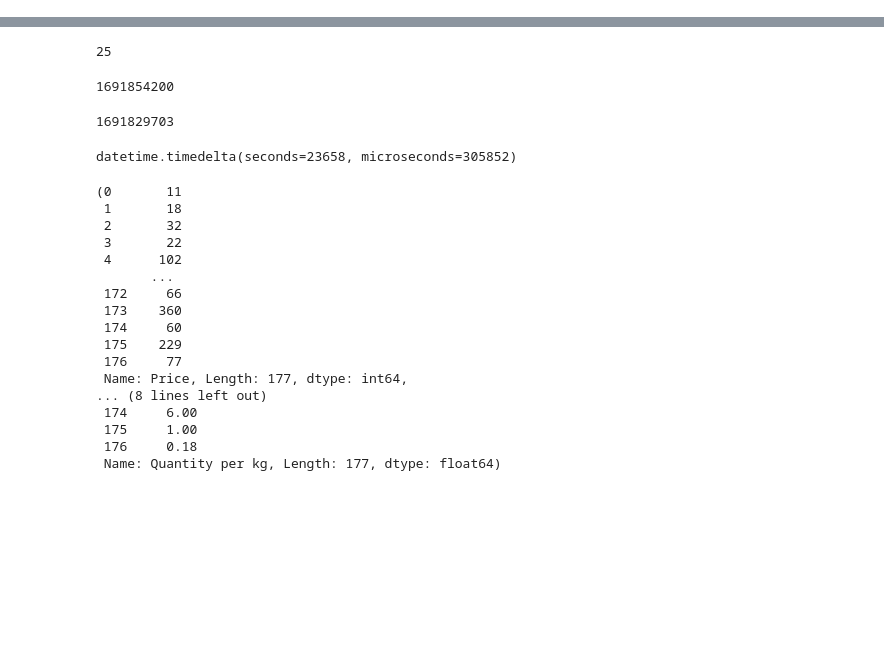
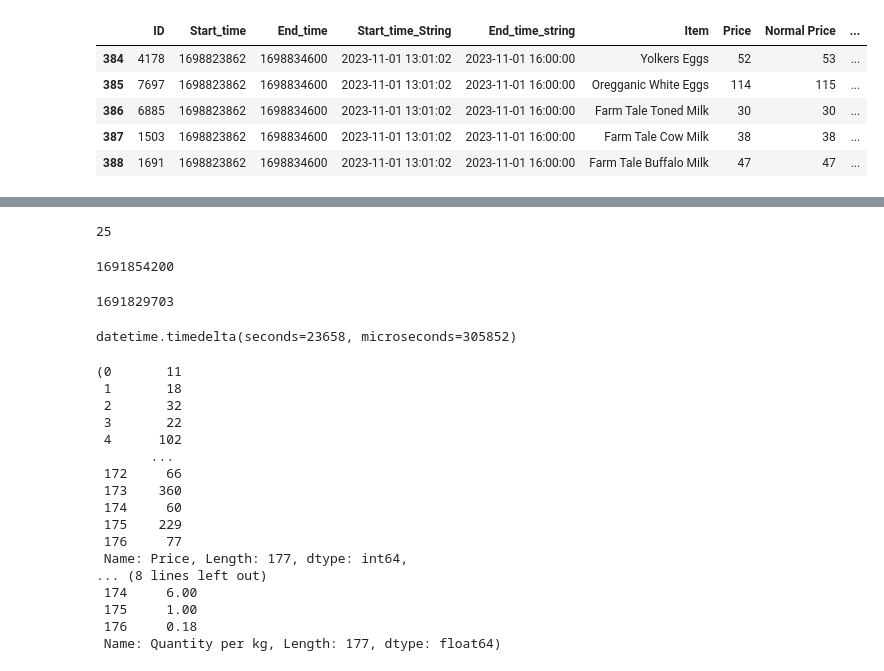
Before and after one commit to Pratham-Chauhan/flash-deal-grocery, a Jupyter notebook: Untitled.ipynb, the cells around one changed output, grey strips where cells are left out. Saved outputs shown, nothing was run; the diff lists cells and outputs as text; code cells hidden in the pictures; blank space fills up the shorter version.

```diff
--- a/Untitled.ipynb
+++ b/Untitled.ipynb
@@ -13,3 +13,12 @@ import matplotlib.dates as mdates
 import numpy as np
 # %%
 df = pd.read_csv('Flash_deal_product_list.csv')
+# %%
+df.tail()
+# %% [output]
+|  | ID | Start_time | End_time | Start_time_String | End_time_string | Item | Price | Normal Price | ... |
+| 384 | 4178 | 1698823862 | 1698834600 | 2023-11-01 13:01:02 | 2023-11-01 16:00:00 | Yolkers Eggs | 52 | 53 | ... |
+| 385 | 7697 | 1698823862 | 1698834600 | 2023-11-01 13:01:02 | 2023-11-01 16:00:00 | Oregganic White Eggs | 114 | 115 | ... |
+| 386 | 6885 | 1698823862 | 1698834600 | 2023-11-01 13:01:02 | 2023-11-01 16:00:00 | Farm Tale Toned Milk | 30 | 30 | ... |
+| 387 | 1503 | 1698823862 | 1698834600 | 2023-11-01 13:01:02 | 2023-11-01 16:00:00 | Farm Tale Cow Milk | 38 | 38 | ... |
+| 388 | 1691 | 1698823862 | 1698834600 | 2023-11-01 13:01:02 | 2023-11-01 16:00:00 | Farm Tale Buffalo Milk | 47 | 47 | ... |
```
Also changed, not shown: parts of 8 cells of this notebook, 31 other files.
